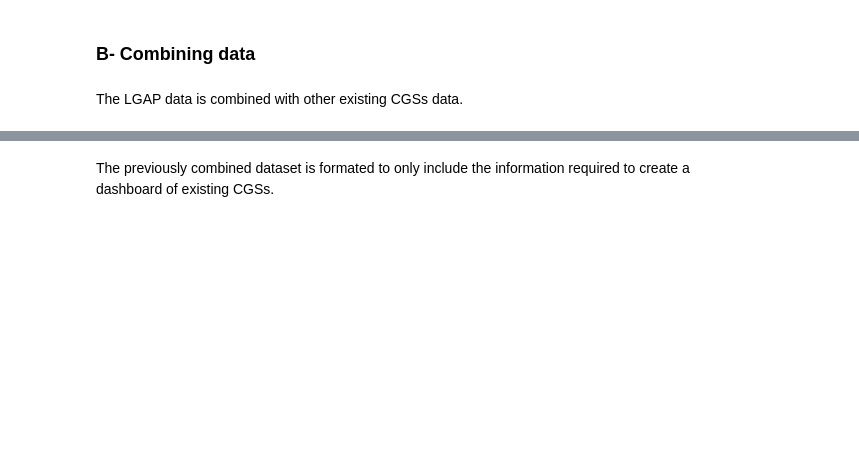
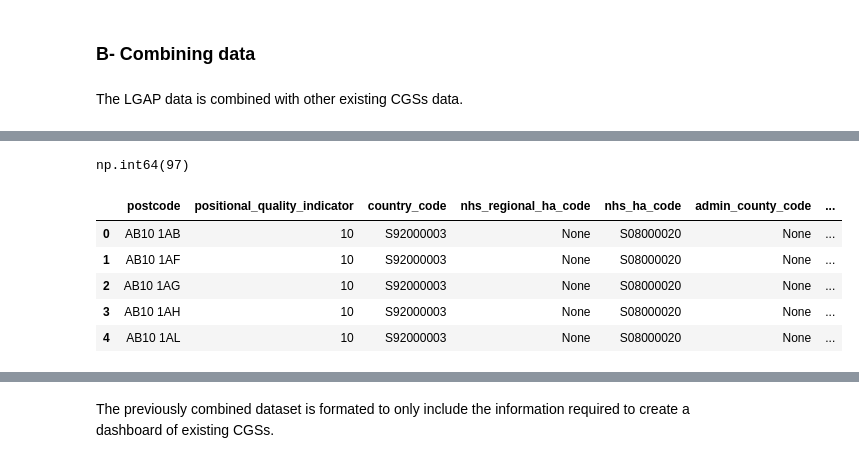
Before and after one commit to MarionC749/LIDA-SEEDS, a Jupyter notebook: Code/1-SEEDS_existingCGS_search.ipynb, the cells around one changed output, grey strips where cells are left out. Cells and saved outputs as stored; diff of their text form; code cells hidden in the pictures; blank space fills up the shorter version.

```diff
--- a/Code/1-SEEDS_existingCGS_search.ipynb
+++ b/Code/1-SEEDS_existingCGS_search.ipynb
@@ -411,7 +405,7 @@ osm_cgs = osm_cgs.loc[osm_cgs['access']!='private',:]
 
 
 # Define OS 'function' equivalent for OSM data
-osm_cgs['Type (OSM)'] = osm_cgs[['garden:type', 'landuse', 'man_made']].apply(
+osm_cgs['Type (OSM)'] = osm_cgs[['garden:type', 'landuse']].apply(
         lambda x: ', '.join(sorted(x.dropna().astype(str))), axis=1
     )
 
@@ -1456,0 +1509,16 @@ Combined dataset: 380 features
+# %%
+FWC['Postcode'].count()
+#Expect to be able to map 86 orchards, others dont have postcodes and cannot be located
+# %% [output]
+np.int64(97)
+# %%
+codepo_path = f"{DATA_DIR}\OS_codepo_gpkg_gb\Data\codepo_gb.gpkg"
+codepo = gpd.read_file(codepo_path)
+codepo.head()
+# %% [output]
+|  | postcode | positional_quality_indicator | country_code | nhs_regional_ha_code | nhs_ha_code | admin_county_code | ... |
+| 0 | AB10 1AB | 10 | S92000003 | None | S08000020 | None | ... |
+| 1 | AB10 1AF | 10 | S92000003 | None | S08000020 | None | ... |
+| 2 | AB10 1AG | 10 | S92000003 | None | S08000020 | None | ... |
+| 3 | AB10 1AH | 10 | S92000003 | None | S08000020 | None | ... |
+| 4 | AB10 1AL | 10 | S92000003 | None | S08000020 | None | ... |
```
Also changed, not shown: parts of 48 cells of this notebook.
